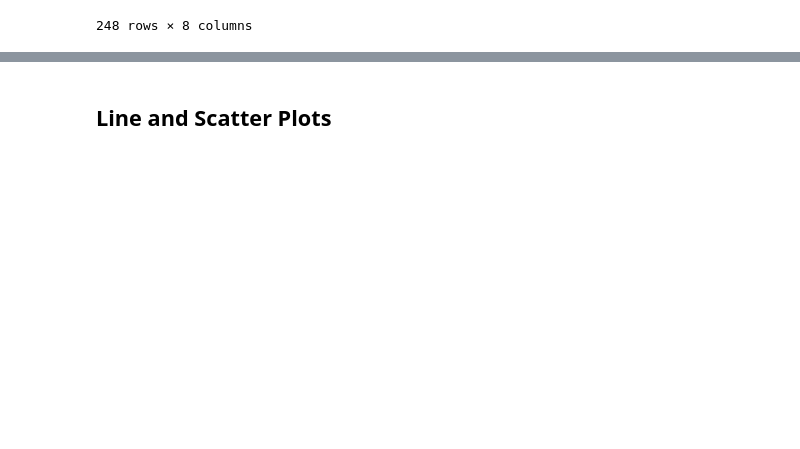
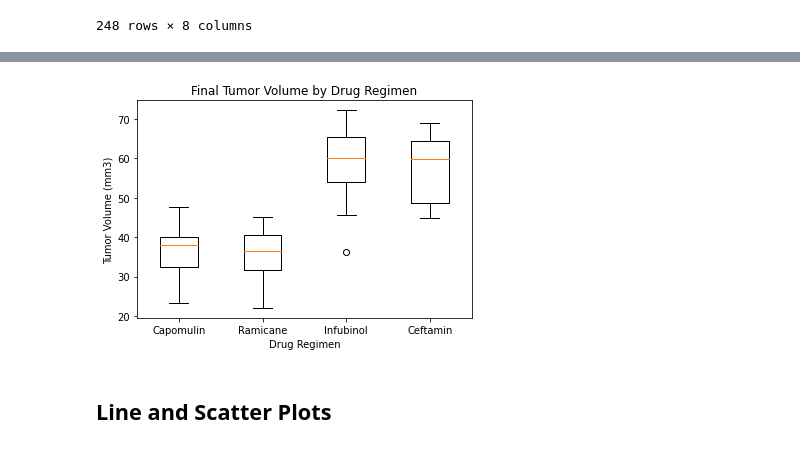
Before and after one commit to PamFernandez/matplotlib-challenge, a Jupyter notebook: pymaceuticals_starter (1).ipynb, the cells around one changed output, grey strips where cells are left out. Saved outputs shown, nothing was run; the diff lists cells and outputs as text; code cells hidden in the pictures; blank space fills up the shorter version.

```diff
--- a/pymaceuticals_starter (1).ipynb
+++ b/pymaceuticals_starter (1).ipynb
@@ -334,9 +333,25 @@ tumor_cef = []
 
 
     # Locate the rows which contain mice on each drug and get the tumor volumes
-
+for index, row in cap_ram_inf_cef_df.iterrows():
+    if row['Drug Regimen'] == 'Capomulin':
+        tumor_cap.append(row['Tumor Volume (mm3)'])
+    if row['Drug Regimen'] == 'Ramicane':
+        tumor_ram.append(row['Tumor Volume (mm3)'])
+    if row['Drug Regimen'] == 'Infubinol':
+        tumor_inf.append(row['Tumor Volume (mm3)'])
+    if row['Drug Regimen'] == 'Ceftamin':
+        tumor_cef.append(row['Tumor Volume (mm3)'])
 
     # add subset
-
+tumorvol_by_drug_df = pd.DataFrame({treatments[0]: tumor_cap,
+                        treatments[1]: tumor_ram,
+                        treatments[2]: tumor_inf,
+                        treatments[3]: tumor_cef})
+#tumorvol_by_drug_df.head(30)
 
     # Determine outliers using upper and lower bounds
+tumorvol_by_drug_df_max = tumorvol_by_drug_df.max()
+tumorvol_by_drug_df_min = tumorvol_by_drug_df.min()
+
+tumorvol_by_drug_df.head(30)
@@ -343,4 +376,13 @@ tumor_cef = []
 # %%
 # Generate a box plot of the final tumor volume of each mouse across four regimens of interest
+fig1, ax = plt.subplots()
+ax.set_title('Final Tumor Volume by Drug Regimen')
+ax.set_xlabel('Drug Regimen')
+ax.set_ylabel('Tumor Volume (mm3)')
+ax.boxplot(tumorvol_by_drug_df)
+plt.xticks([1,2,3,4], treatments)
+plt.show()
+# %% [output]
+[figure, added]
 # %% [markdown]
 ## Line and Scatter Plots
```
Also changed, not shown: parts of 9 cells of this notebook.
